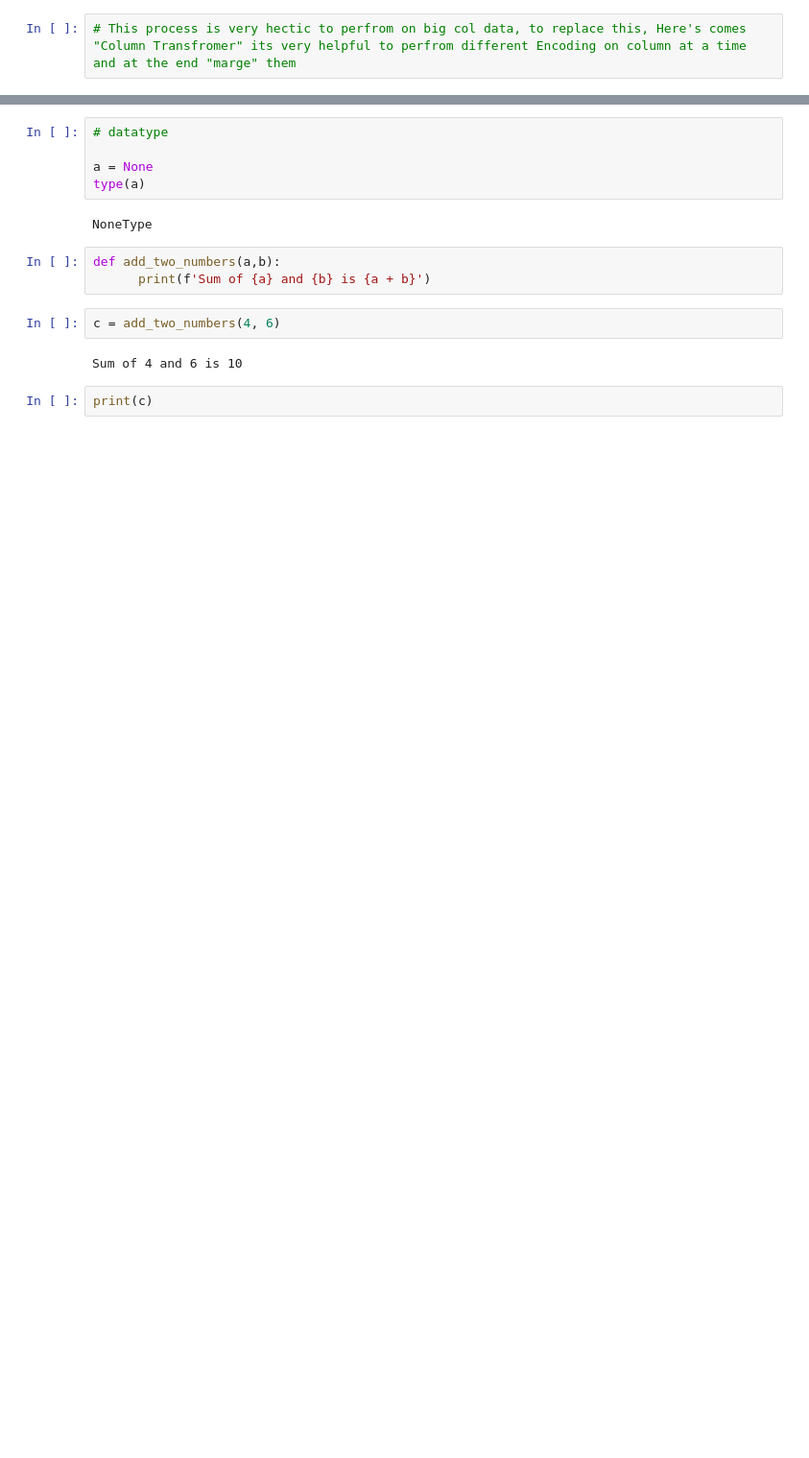
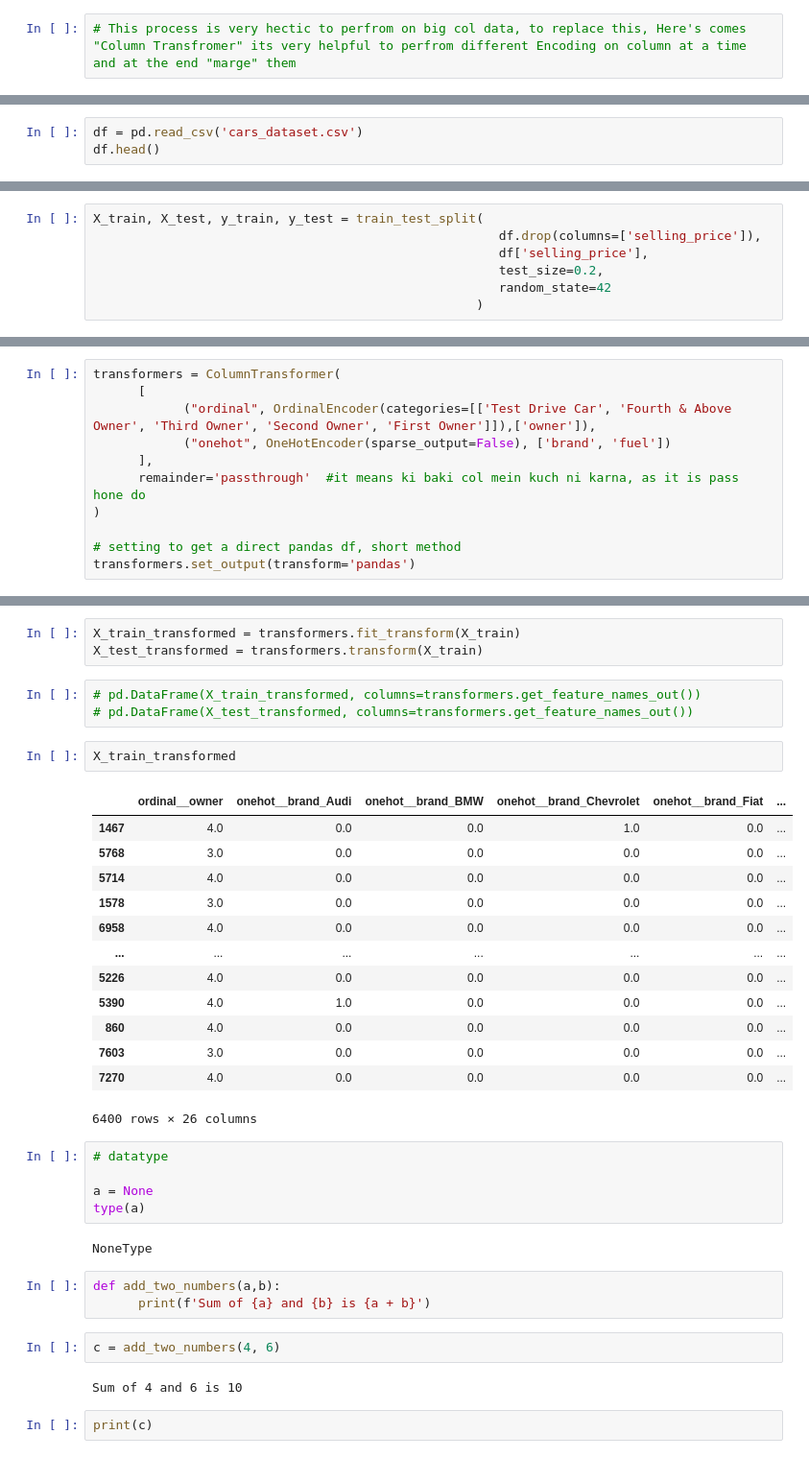
Before and after one commit to jatinvish-01/sklearn-deep-dive, a Jupyter notebook: column_transformer.ipynb, the cells around one changed output, grey strips where cells are left out. Shown at 96% size. Drawn from its saved outputs; the diff is of its cells as text; blank space fills up the shorter version.

```diff
--- a/column_transformer.ipynb
+++ b/column_transformer.ipynb
@@ -130,0 +135,3 @@ X_train
+# %%
+df = pd.read_csv('cars_dataset.csv')
+df.head()
@@ -130,0 +145,7 @@ X_train
+# %%
+X_train, X_test, y_train, y_test = train_test_split(
+                                                      df.drop(columns=['selling_price']),
+                                                      df['selling_price'],
+                                                      test_size=0.2,
+                                                      random_state=42
+                                                   )
@@ -130,0 +169,11 @@ X_train
+# %%
+transformers = ColumnTransformer(
+      [
+            ("ordinal", OrdinalEncoder(categories=[['Test Drive Car', 'Fourth & Above Owner', 'Third Owner', 'Second Owner', 'First Owner']]),['owner']),
+            ("onehot", OneHotEncoder(sparse_output=False), ['brand', 'fuel'])
+      ],
+      remainder='passthrough'  #it means ki baki col mein kuch ni karna, as it is pass hone do
+)
+
+# setting to get a direct pandas df, short method
+transformers.set_output(transform='pandas')
@@ -131,3 +192,25 @@ X_train
+# %%
+X_train_transformed = transformers.fit_transform(X_train)
+X_test_transformed = transformers.transform(X_train)
+# %%
+# pd.DataFrame(X_train_transformed, columns=transformers.get_feature_names_out())
+# pd.DataFrame(X_test_transformed, columns=transformers.get_feature_names_out())
+# %%
+X_train_transformed
+# %% [output]
+|  | ordinal__owner | onehot__brand_Audi | onehot__brand_BMW | onehot__brand_Chevrolet | onehot__brand_Fiat | ... |
+| 1467 | 4.0 | 0.0 | 0.0 | 1.0 | 0.0 | ... |
+| 5768 | 3.0 | 0.0 | 0.0 | 0.0 | 0.0 | ... |
+| 5714 | 4.0 | 0.0 | 0.0 | 0.0 | 0.0 | ... |
+| 1578 | 3.0 | 0.0 | 0.0 | 0.0 | 0.0 | ... |
+| 6958 | 4.0 | 0.0 | 0.0 | 0.0 | 0.0 | ... |
+| ... | ... | ... | ... | ... | ... | ... |
+| 5226 | 4.0 | 0.0 | 0.0 | 0.0 | 0.0 | ... |
+| 5390 | 4.0 | 1.0 | 0.0 | 0.0 | 0.0 | ... |
+| 860 | 4.0 | 0.0 | 0.0 | 0.0 | 0.0 | ... |
+| 7603 | 3.0 | 0.0 | 0.0 | 0.0 | 0.0 | ... |
+| 7270 | 4.0 | 0.0 | 0.0 | 0.0 | 0.0 | ... |
+6400 rows × 26 columns
 # %%
 # datatype
 
```
Also changed, not shown: parts of 8 cells of this notebook.
